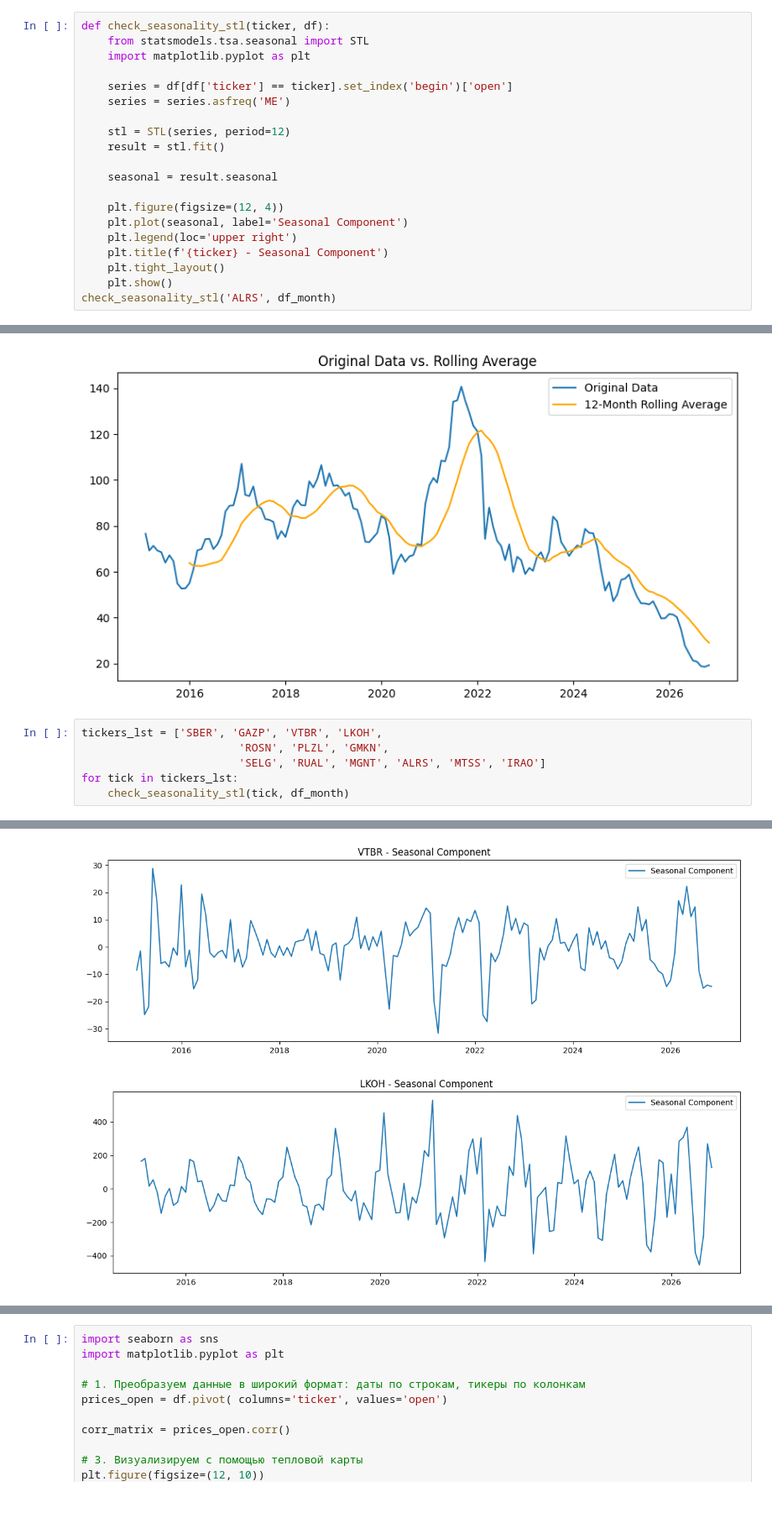
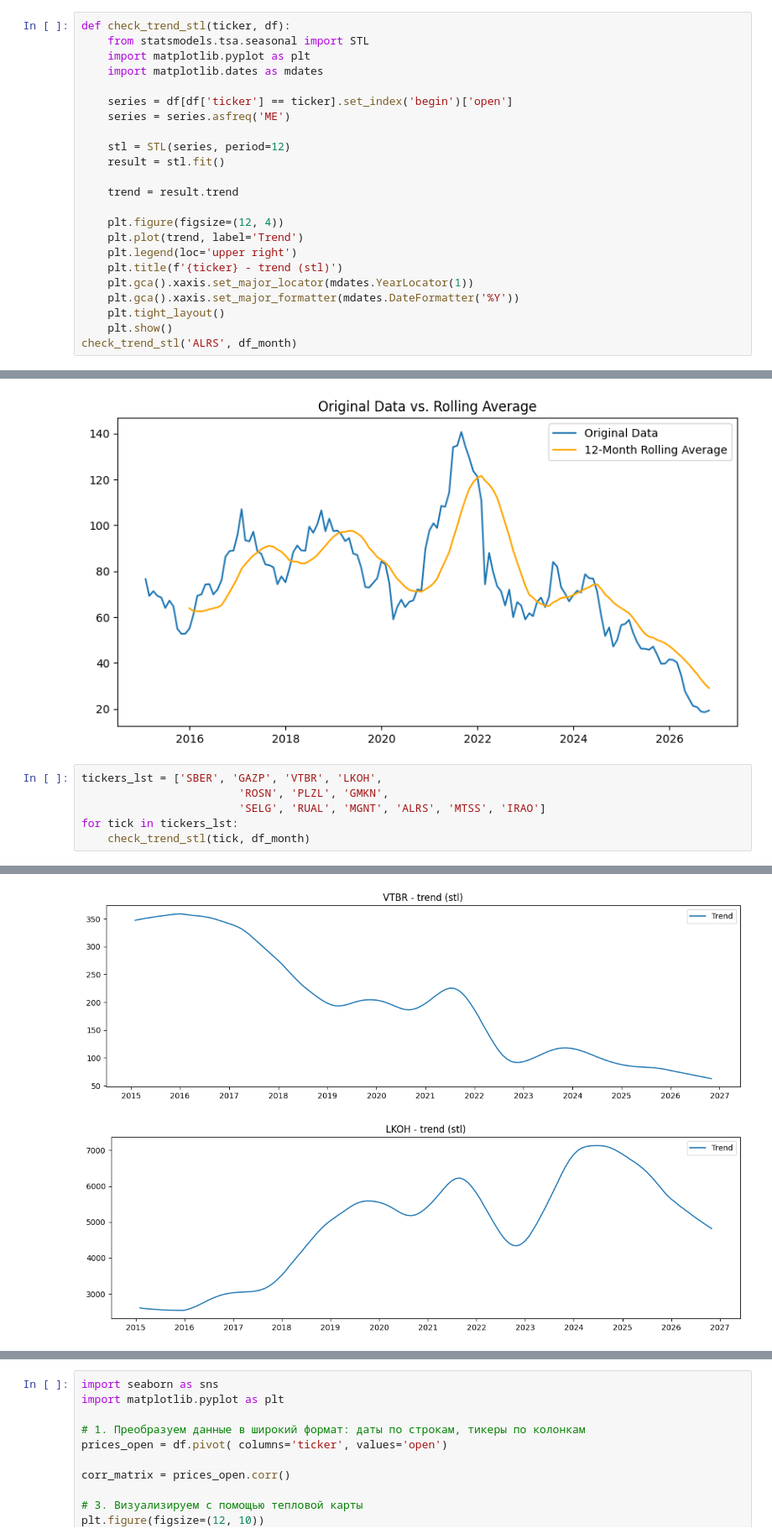
Before and after one commit to AlexeySemichevsky/moex-ml-forecasting, a Jupyter notebook: notebooks/02_data_vizualization.ipynb, the cells around one changed output, grey strips where cells are left out. Shown at 84% size. Saved outputs shown, nothing was run; the diff lists cells and outputs as text; blank space fills up the shorter version.

```diff
--- a/notebooks/02_data_vizualization.ipynb
+++ b/notebooks/02_data_vizualization.ipynb
@@ -34,9 +34,10 @@ df_month
 | 1843 | VTBR | 2026-10-31 | 54.305 | 55.510 | 56.195 | 53.700 | 9.510712e+09 | 172254157 |
 1844 rows × 8 columns
 # %%
-def check_seasonality_stl(ticker, df):
+def check_trend_stl(ticker, df):
     from statsmodels.tsa.seasonal import STL
     import matplotlib.pyplot as plt
+    import matplotlib.dates as mdates
 
     series = df[df['ticker'] == ticker].set_index('begin')['open']
     series = series.asfreq('ME')
@@ -44,13 +45,15 @@ def check_seasonality_stl(ticker, df):
     stl = STL(series, period=12)
     result = stl.fit()
 
-    seasonal = result.seasonal
+    trend = result.trend
 
     plt.figure(figsize=(12, 4))
-    plt.plot(seasonal, label='Seasonal Component')
+    plt.plot(trend, label='Trend')
     plt.legend(loc='upper right')
-    plt.title(f'{ticker} - Seasonal Component')
+    plt.title(f'{ticker} - trend (stl)')
+    plt.gca().xaxis.set_major_locator(mdates.YearLocator(1))
+    plt.gca().xaxis.set_major_formatter(mdates.DateFormatter('%Y'))
     plt.tight_layout()
     plt.show()
-check_seasonality_stl('ALRS', df_month)
+check_trend_stl('ALRS', df_month)
 # %% [output]
@@ -76,5 +76,5 @@ tickers_lst = ['SBER', 'GAZP', 'VTBR', 'LKOH',
                         'ROSN', 'PLZL', 'GMKN',
                         'SELG', 'RUAL', 'MGNT', 'ALRS', 'MTSS', 'IRAO']
 for tick in tickers_lst:
-    check_seasonality_stl(tick, df_month)
+    check_trend_stl(tick, df_month)
 # %% [output]
@@ -83,2 +83,2 @@ for tick in tickers_lst:
-[figure, old version]
+[figure, new version]
-[figure, old version]
+[figure, new version]
```
Also changed, not shown: parts of 3 cells of this notebook, 1 other file.
